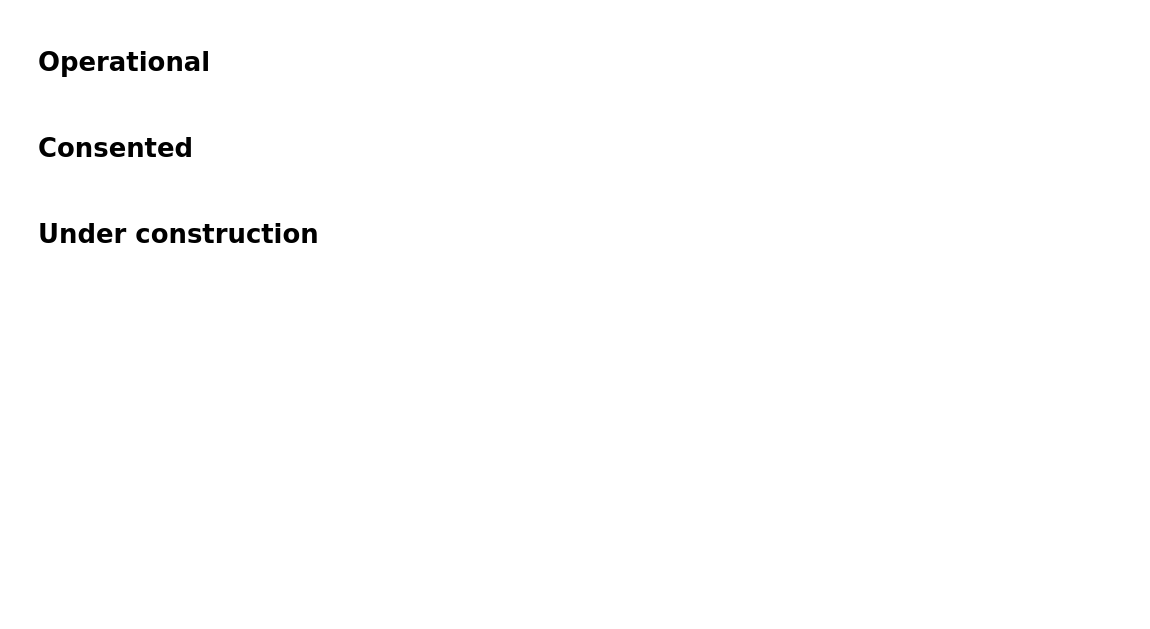
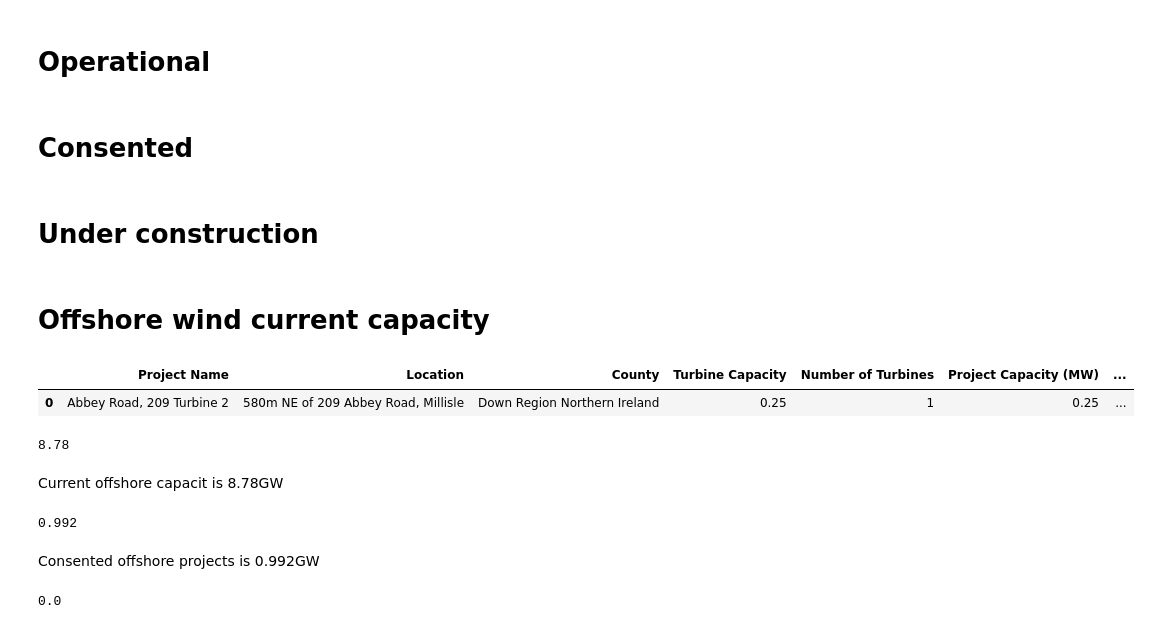
Before and after one commit to jmoro0408/UK_Net_Zero, a Jupyter notebook: wind_power_analysis.ipynb, the cells around one changed output. Drawn from its saved outputs; the diff is of its cells as text; code cells hidden in the pictures; blank space fills up the shorter version.

```diff
--- a/wind_power_analysis.ipynb
+++ b/wind_power_analysis.ipynb
@@ -120,2 +140,28 @@ fig = px.scatter_mapbox(df_under_construction,
                   zoom=3)
 fig.show()
+# %% [markdown]
+# Offshore wind current capacity
+# %%
+df_operational.head(1)
+# %% [output]
+|  | Project Name | Location | County | Turbine Capacity | Number of Turbines | Project Capacity (MW) | ... |
+| 0 | Abbey Road, 209 Turbine 2 | 580m NE of 209 Abbey Road, Millisle | Down Region Northern Ireland | 0.25 | 1 | 0.25 | ... |
+# %%
+offshore_operational = df_operational[df_operational["Type"] == 'offshore']
+offshore_operational['Project Capacity (MW)'].sum() / 1000
+# %% [output]
+8.78
+# %% [markdown]
+Current offshore capacit is 8.78GW
+# %%
+offshore_consented = df_consented[df_consented["Type"] == 'offshore']
+offshore_consented['Project Capacity (MW)'].sum() / 1000
+# %% [output]
+0.992
+# %% [markdown]
+Consented offshore projects is 0.992GW
+# %%
+offshore_under_construction= df_under_construction[df_under_construction["Type"] == 'offshore']
+offshore_under_construction['Project Capacity (MW)'].sum() / 1000
+# %% [output]
+0.0
```
Also changed, not shown: parts of 6 cells of this notebook.
